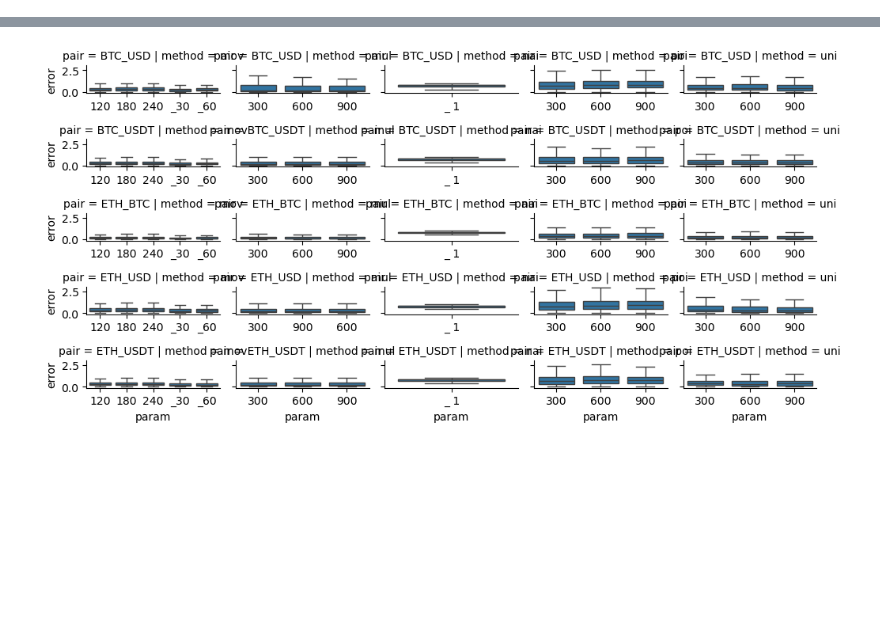
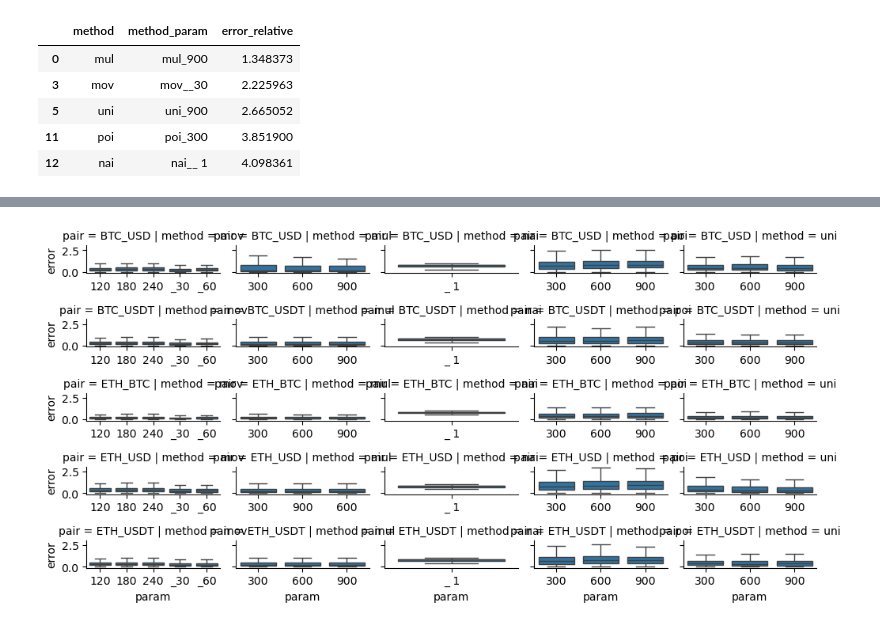
Before and after one commit to daxus4/multivariate_hawkes, a Jupyter notebook: notebook/n20241124_check_accuracy.ipynb, the cells around one changed output, grey strips where cells are left out. Drawn from its saved outputs; the diff is of its cells as text; code cells hidden in the pictures; blank space fills up the shorter version.

```diff
--- a/notebook/n20241124_check_accuracy.ipynb
+++ b/notebook/n20241124_check_accuracy.ipynb
@@ -58,3 +93,17 @@ Passing `palette` without assigning `hue` is deprecated and will be removed in v
+# %%
+(df_pair[["method", "error_relative", "method_param"]]
+.groupby(["method", "method_param"])
+.median()
+.sort_values("error_relative")
+.reset_index()
+.drop_duplicates("method", keep="first"))
+# %% [output]
+|  | method | method_param | error_relative |
+| 0 | mul | mul_900 | 1.348373 |
+| 3 | mov | mov__30 | 2.225963 |
+| 5 | uni | uni_900 | 2.665052 |
+| 11 | poi | poi_300 | 3.851900 |
+| 12 | nai | nai__ 1 | 4.098361 |
 # %%
 # Create a boxplot with 'method_param' on the x-axis, 'error' on the y-axis, and separate plots by 'pair'
 
```
Also changed, not shown: parts of 6 cells of this notebook, 16 other files.
